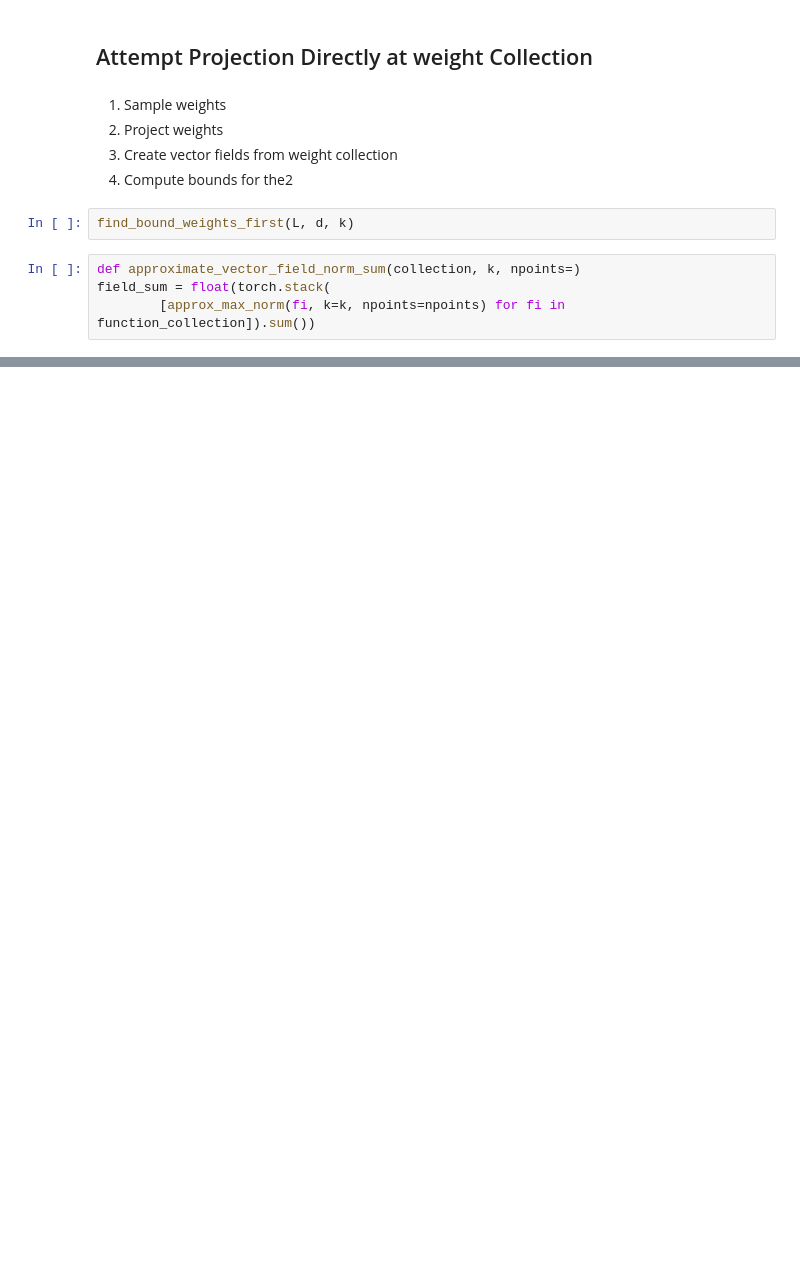
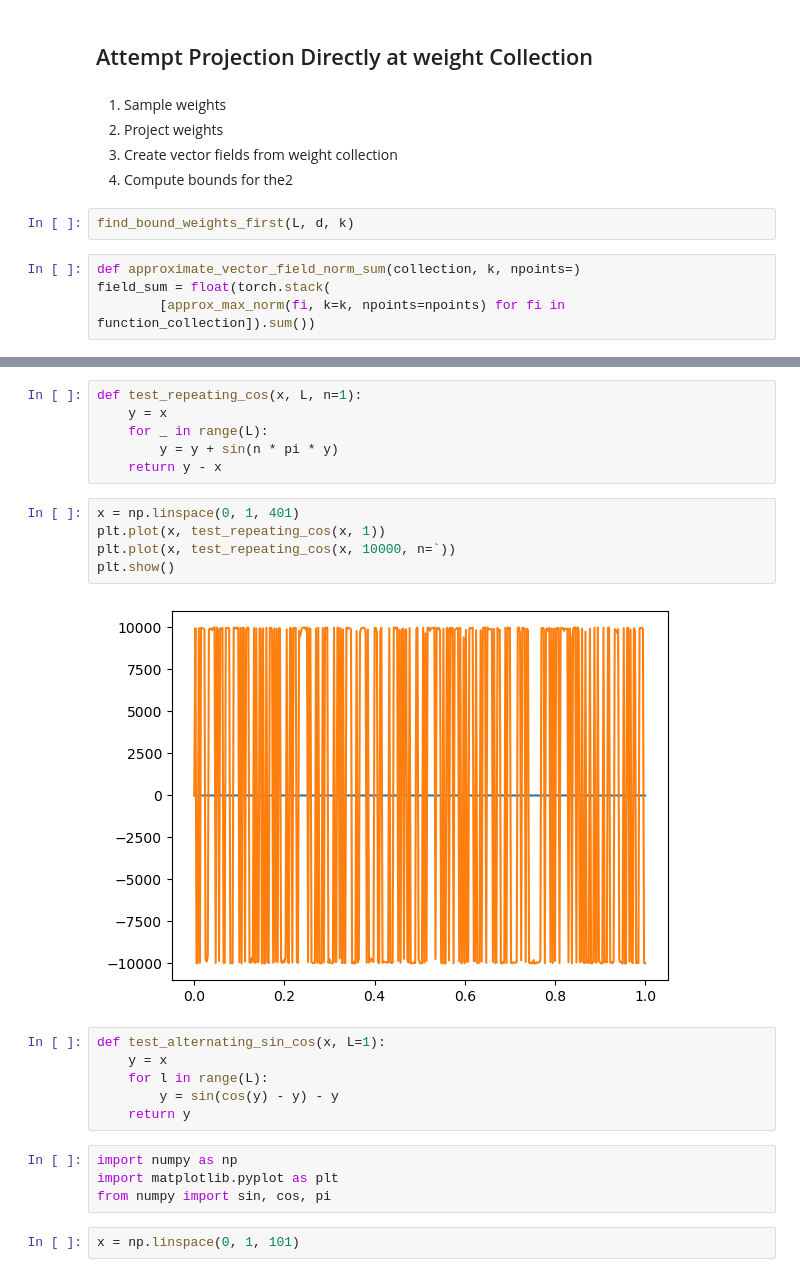
Before and after one commit to jorgenriseth/deepshape, a Jupyter notebook: notebooks/Derivative Bounds.ipynb, the cells around one changed output, grey strips where cells are left out. Drawn from its saved outputs; the diff is of its cells as text; blank space fills up the shorter version.

```diff
--- a/notebooks/Derivative Bounds.ipynb
+++ b/notebooks/Derivative Bounds.ipynb
@@ -370,0 +372,25 @@ plt.show()
+# %%
+def test_repeating_cos(x, L, n=1):
+    y = x
+    for _ in range(L):
+        y = y + sin(n * pi * y)
+    return y - x
+# %%
+x = np.linspace(0, 1, 401)
+plt.plot(x, test_repeating_cos(x, 1))
+plt.plot(x, test_repeating_cos(x, 10000, n=`))
+plt.show()
+# %% [output]
+[figure, added]
+# %%
+def test_alternating_sin_cos(x, L=1):
+    y = x
+    for l in range(L):
+        y = sin(cos(y) - y) - y
+    return y
+# %%
+import numpy as np
+import matplotlib.pyplot as plt
+from numpy import sin, cos, pi
+# %%
+x = np.linspace(0, 1, 101)
```
Also changed, not shown: parts of 3 cells of this notebook, 2 other files.
